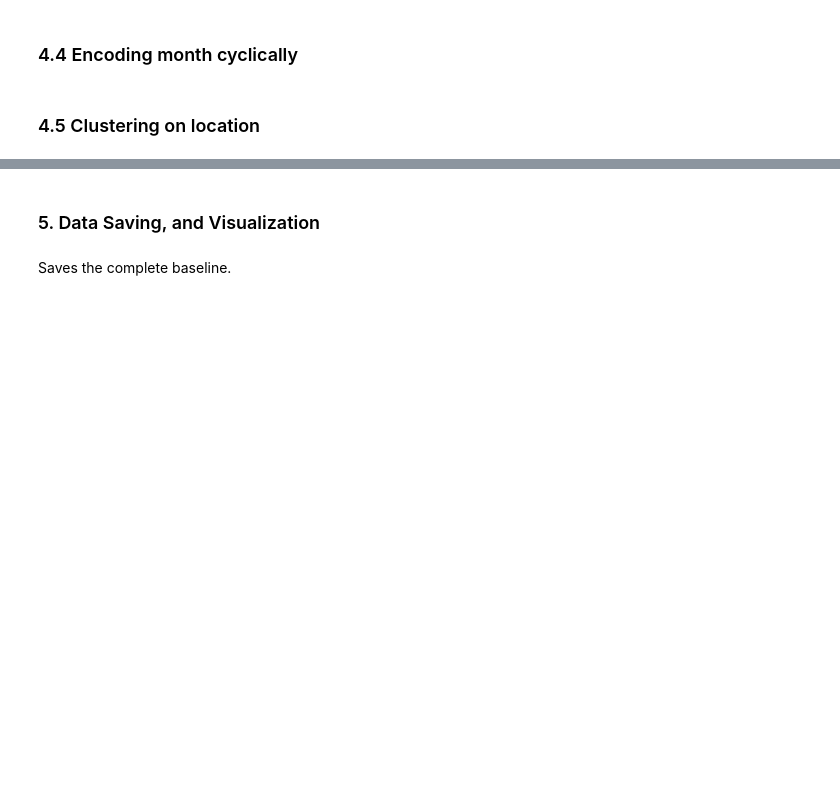
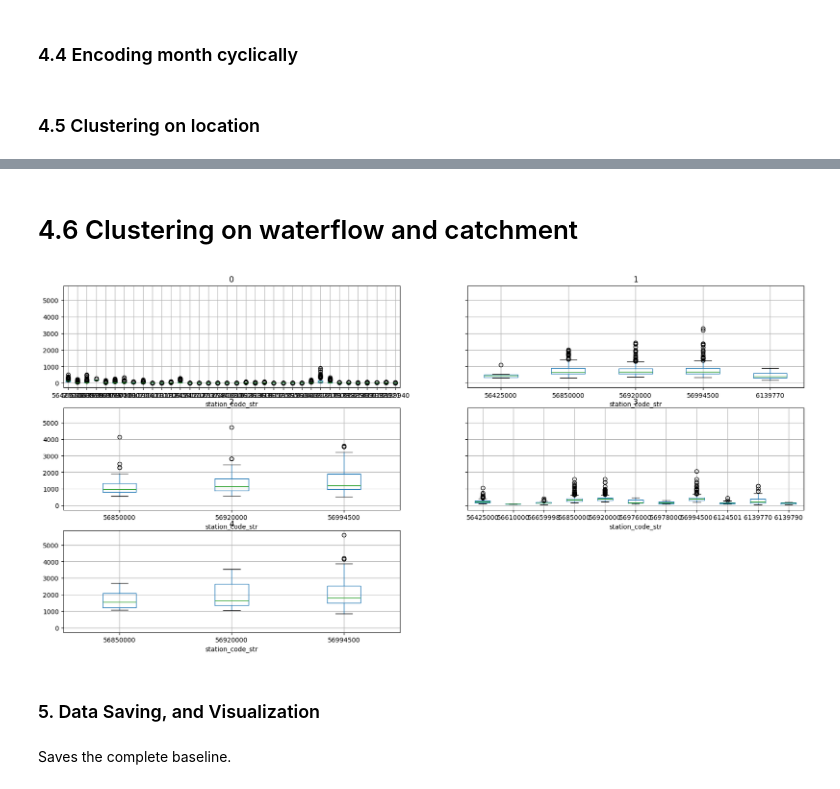
Before and after one commit to lucas066001/WaterScarcity.Hackathon, a Jupyter notebook: src/notebooks/00 Preprocessing/02.3 - Merged Feature Engineering.ipynb, the cells around one changed output, grey strips where cells are left out. Cells and saved outputs as stored; diff of their text form; code cells hidden in the pictures; blank space fills up the shorter version.

```diff
--- a/src/notebooks/00 Preprocessing/02.3 - Merged Feature Engineering.ipynb
+++ b/src/notebooks/00 Preprocessing/02.3 - Merged Feature Engineering.ipynb
@@ -568,3 +584,36 @@ if "clust_index" in DATASET_TRANSFORMS:
+# %% [markdown]
+# 4.6 Clustering on waterflow and catchment
+# %%
+if "clust_hydro" in DATASET_TRANSFORMS:
+    DATASET_NAME += f"_hydcl_{N_CLUSTER}"
+
+    hydro_features = ["catchment", "water_flow_lag_1w", "water_flow_lag_2w"]
+
+    kmeans = KMeans(n_clusters=N_CLUSTER, random_state=0).fit(dataset_baseline["train"])
+
+    dataset_baseline["train"]["hydro_cluster"] = kmeans.fit_predict(
+        dataset_baseline["train"][hydro_features]
+    )
+
+    dataset_baseline["eval"]["hydro_cluster"] = kmeans.predict(
+        dataset_baseline["eval"][hydro_features]
+    )
+
+    dataset_temp = dataset_baseline["train"].copy()
+
+    dataset_temp["station_code_str"] = dataset_temp["station_code"].astype(str)
+
+    dataset_temp.groupby("hydro_cluster").boxplot(
+        column="water_flow_week1", by="station_code_str", figsize=(20, 10)
+    )
+
+    plt.xlabel("Station")
+    plt.ylabel("Water flow")
+    plt.title("Water flow distribution per station")
+    plt.suptitle("")
+    plt.show()
+# %% [output]
+[figure, added]
 # %% [markdown]
 ### 5. Data Saving, and Visualization
 # %% [markdown]
```
Also changed, not shown: parts of 7 cells of this notebook, 4 other files.
